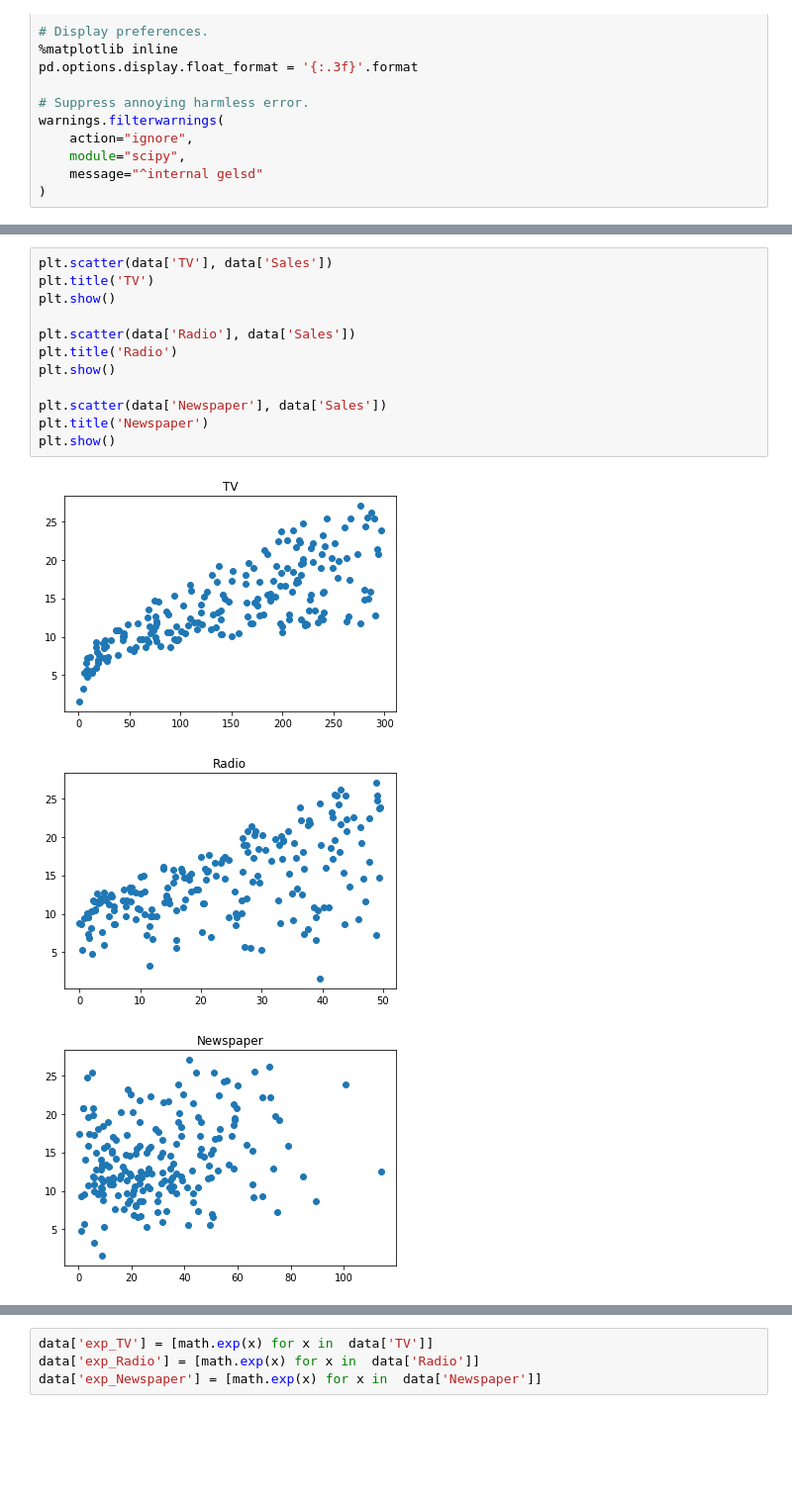
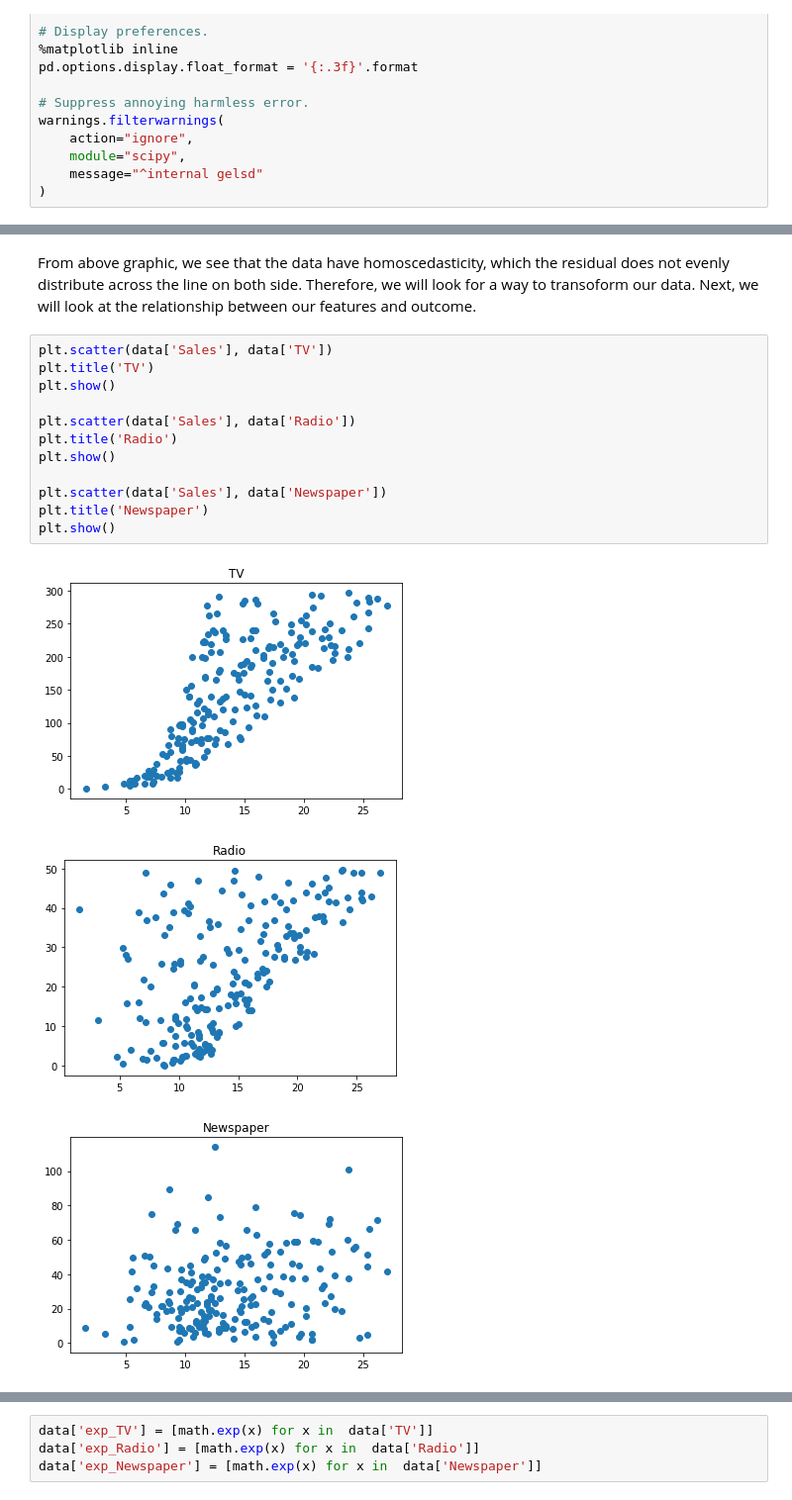
Before and after one commit to jatlukze/Thinkful-Practices, a Jupyter notebook: homoscedasticity and multivariate normality.ipynb, the cells around one changed output, grey strips where cells are left out. Shown at 99% size. Drawn from its saved outputs; the diff is of its cells as text; blank space fills up the shorter version.

```diff
--- a/homoscedasticity and multivariate normality.ipynb
+++ b/homoscedasticity and multivariate normality.ipynb
@@ -68,19 +73,21 @@ plt.title('Residual vs. Predicted')
 plt.show()
 # %% [output]
 [figure]
+# %% [markdown]
+From above graphic, we see that the data have homoscedasticity, which the residual does not evenly distribute across the line on both side. Therefore, we will look for a way to transoform our data. Next, we will look at the relationship between our features and outcome.
 # %%
-plt.scatter(data['TV'], data['Sales'])
+plt.scatter(data['Sales'], data['TV'])
 plt.title('TV')
 plt.show()
 
-plt.scatter(data['Radio'], data['Sales'])
+plt.scatter(data['Sales'], data['Radio'])
 plt.title('Radio')
 plt.show()
 
-plt.scatter(data['Newspaper'], data['Sales'])
+plt.scatter(data['Sales'], data['Newspaper'])
 plt.title('Newspaper')
 plt.show()
 # %% [output]
-[figure, old version]
+[figure, new version]
-[figure, old version]
+[figure, new version]
-[figure, old version]
+[figure, new version]
```
Also changed, not shown: parts of 18 cells of this notebook.
